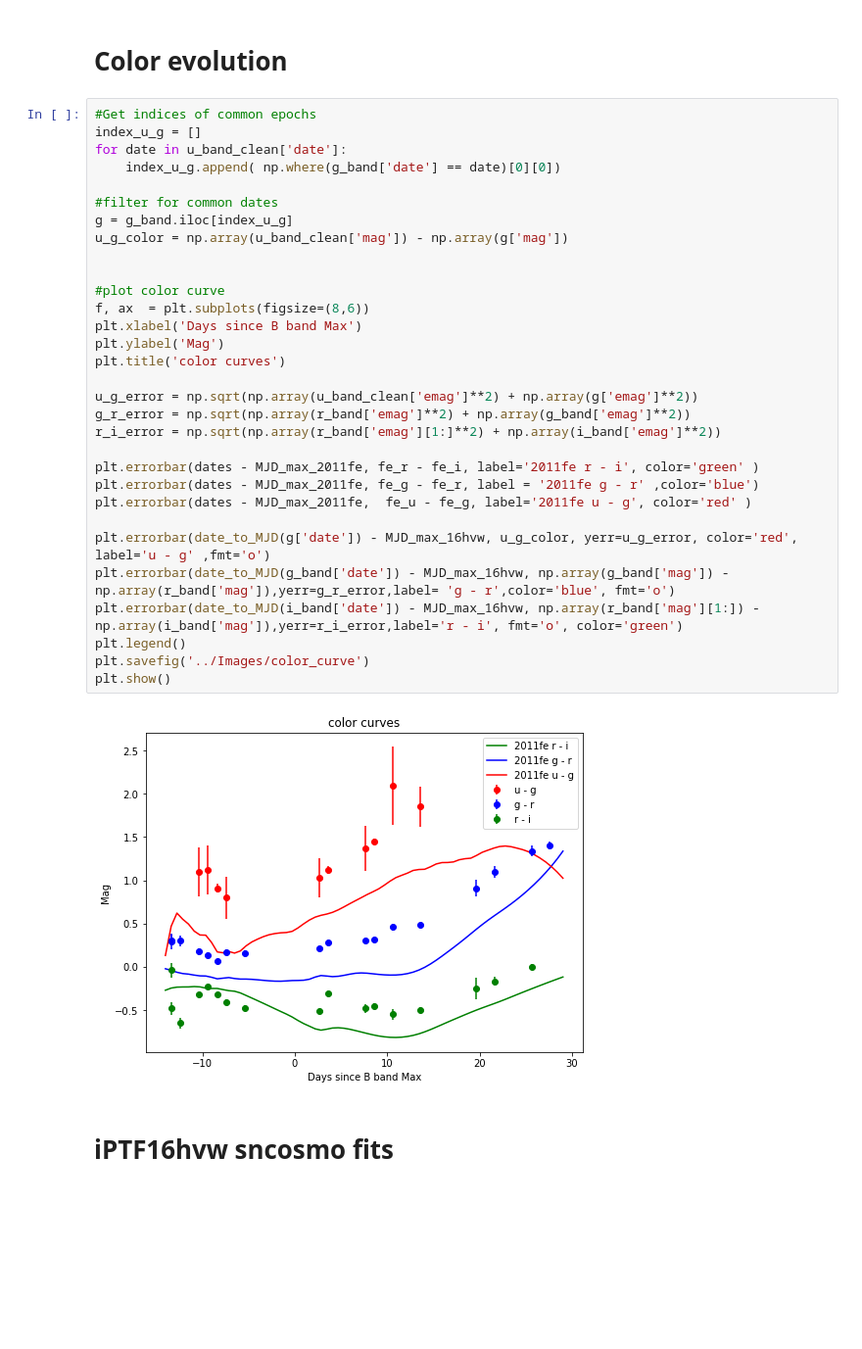
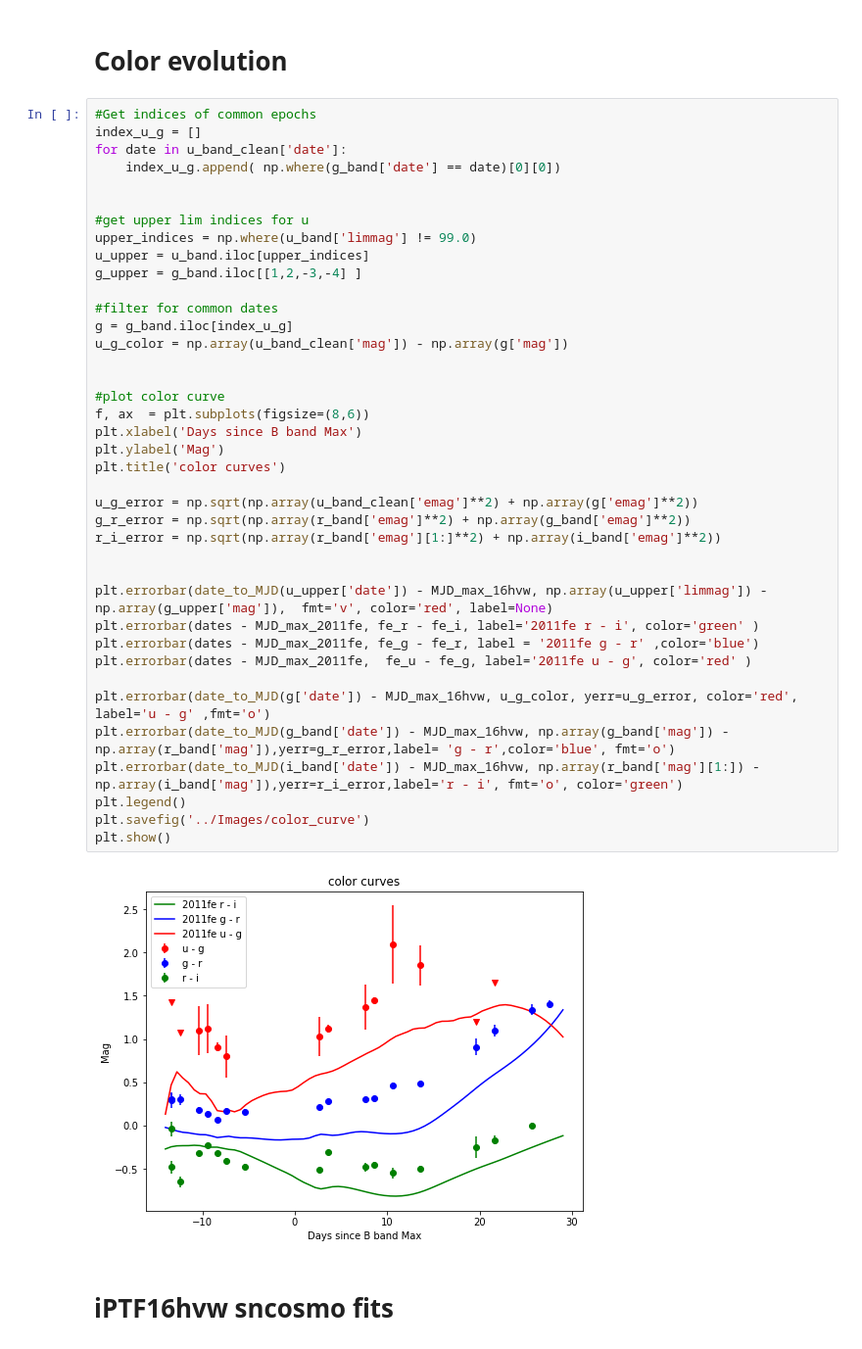
Before and after one commit to adamamiller/iptf16hvw-1, a Jupyter notebook: Photometric Analysis - iPTF16hvw.ipynb, the cells around one changed output. Shown at 98% size. Cells and saved outputs as stored; diff of their text form; blank space fills up the shorter version.

Commit message:
added upper lims to u-g color curve

```diff
--- a/Photometric Analysis - iPTF16hvw.ipynb
+++ b/Photometric Analysis - iPTF16hvw.ipynb
@@ -218,34 +249,42 @@ fe_u = mF.bandmag('sdssu', 'ab', dates)
 index_u_g = []
 for date in u_band_clean['date']:
     index_u_g.append( np.where(g_band['date'] == date)[0][0])
+
+
+#get upper lim indices for u
+upper_indices = np.where(u_band['limmag'] != 99.0)
+u_upper = u_band.iloc[upper_indices]
+g_upper = g_band.iloc[[1,2,-3,-4] ]
 
 #filter for common dates
 g = g_band.iloc[index_u_g]
 u_g_color = np.array(u_band_clean['mag']) - np.array(g['mag'])
 
 
 #plot color curve
 f, ax  = plt.subplots(figsize=(8,6))
 plt.xlabel('Days since B band Max')
 plt.ylabel('Mag')
 plt.title('color curves')
 
 u_g_error = np.sqrt(np.array(u_band_clean['emag']**2) + np.array(g['emag']**2))
 g_r_error = np.sqrt(np.array(r_band['emag']**2) + np.array(g_band['emag']**2))
 r_i_error = np.sqrt(np.array(r_band['emag'][1:]**2) + np.array(i_band['emag']**2))
 
+
+plt.errorbar(date_to_MJD(u_upper['date']) - MJD_max_16hvw, np.array(u_upper['limmag']) - np.array(g_upper['mag']),  fmt='v', color='red', label=None)
 plt.errorbar(dates - MJD_max_2011fe, fe_r - fe_i, label='2011fe r - i', color='green' )
 plt.errorbar(dates - MJD_max_2011fe, fe_g - fe_r, label = '2011fe g - r' ,color='blue')
 plt.errorbar(dates - MJD_max_2011fe,  fe_u - fe_g, label='2011fe u - g', color='red' )
 
 plt.errorbar(date_to_MJD(g['date']) - MJD_max_16hvw, u_g_color, yerr=u_g_error, color='red', label='u - g' ,fmt='o')
 plt.errorbar(date_to_MJD(g_band['date']) - MJD_max_16hvw, np.array(g_band['mag']) - np.array(r_band['mag']),yerr=g_r_error,label= 'g - r',color='blue', fmt='o')
 plt.errorbar(date_to_MJD(i_band['date']) - MJD_max_16hvw, np.array(r_band['mag'][1:]) - np.array(i_band['mag']),yerr=r_i_error,label='r - i', fmt='o', color='green')
 plt.legend()
 plt.savefig('../Images/color_curve')
 plt.show()
 # %% [output]
-[figure, old version]
+[figure, new version]
 # %% [markdown]
 # iPTF16hvw sncosmo fits
 # %%
```
Also changed, not shown: parts of 4 cells of this notebook.
